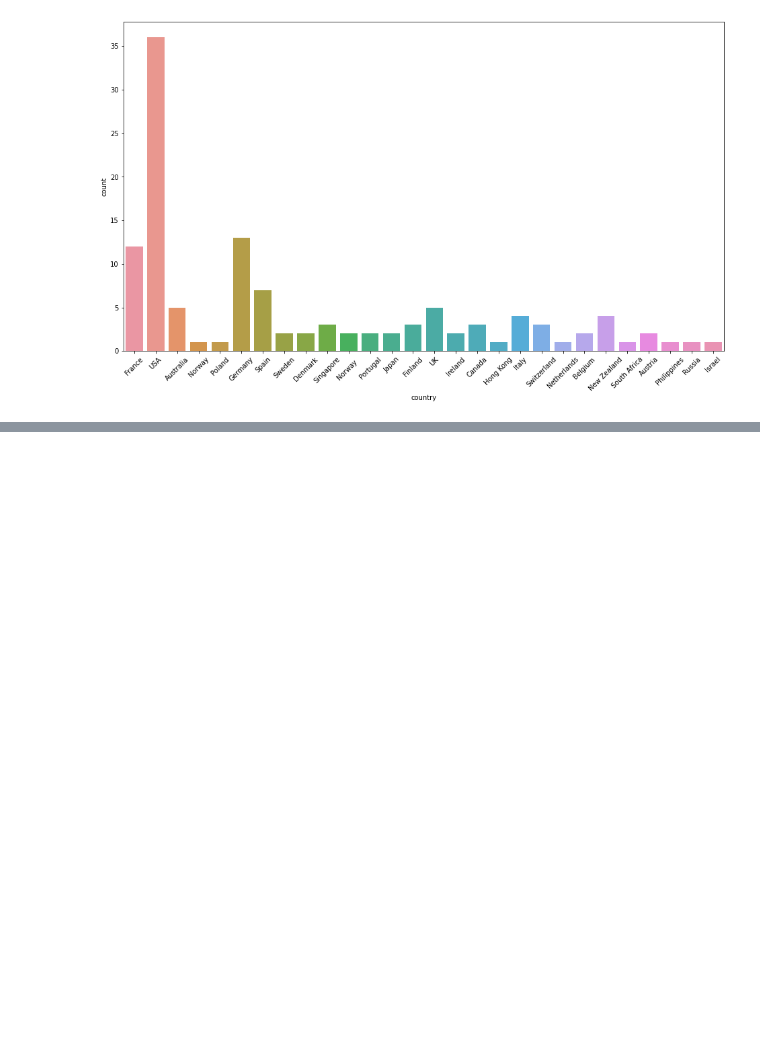
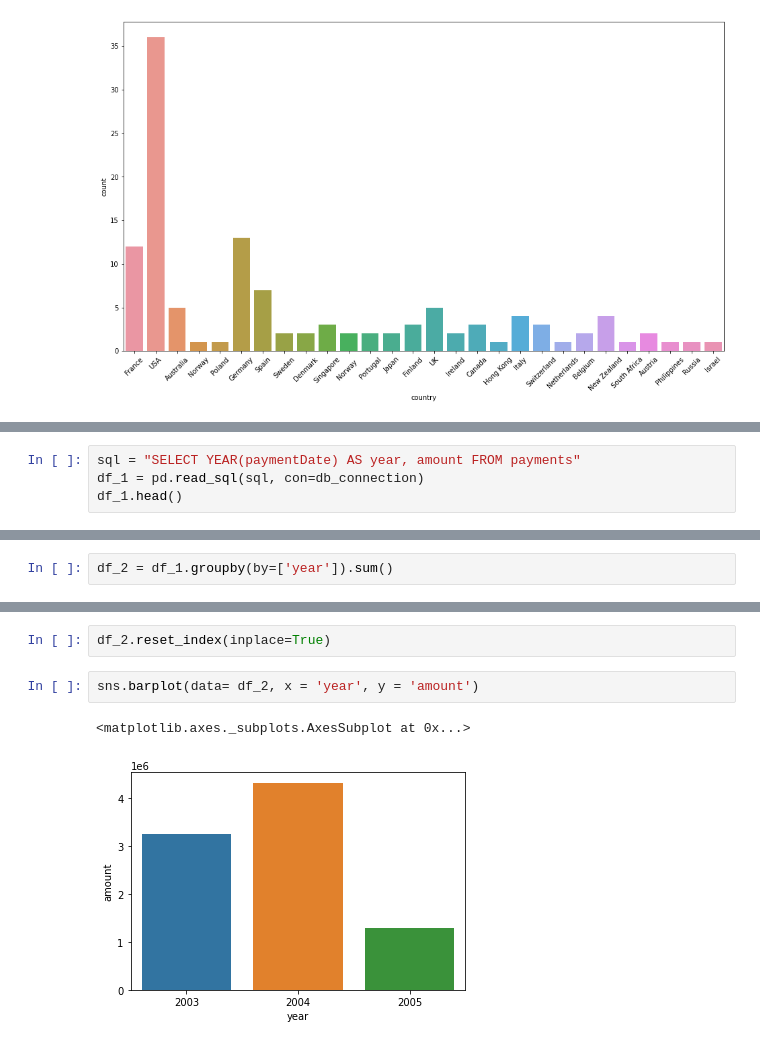
Before and after one commit to hainmit09/DataAnalysis, a Jupyter notebook: Bài_8_SQL.ipynb, the cells around one changed output, grey strips where cells are left out. Cells and saved outputs as stored; diff of their text form; blank space fills up the shorter version.

```diff
--- a/Bài_8_SQL.ipynb
+++ b/Bài_8_SQL.ipynb
@@ -80,0 +152,4 @@ Bài tập 5. Tìm thanh toán lớn nhất của các năm có trong dữ liệ
+# %%
+sql = "SELECT YEAR(paymentDate) AS year, amount FROM payments"
+df_1 = pd.read_sql(sql, con=db_connection)
+df_1.head()
@@ -80,0 +163,2 @@ Bài tập 5. Tìm thanh toán lớn nhất của các năm có trong dữ liệ
+# %%
+df_2 = df_1.groupby(by=['year']).sum()
@@ -80,0 +173,7 @@ Bài tập 5. Tìm thanh toán lớn nhất của các năm có trong dữ liệ
+# %%
+df_2.reset_index(inplace=True)
+# %%
+sns.barplot(data= df_2, x = 'year', y = 'amount')
+# %% [output]
+<matplotlib.axes._subplots.AxesSubplot at 0x...>
+[figure, added]
```
Also changed, not shown: parts of 34 cells of this notebook.
